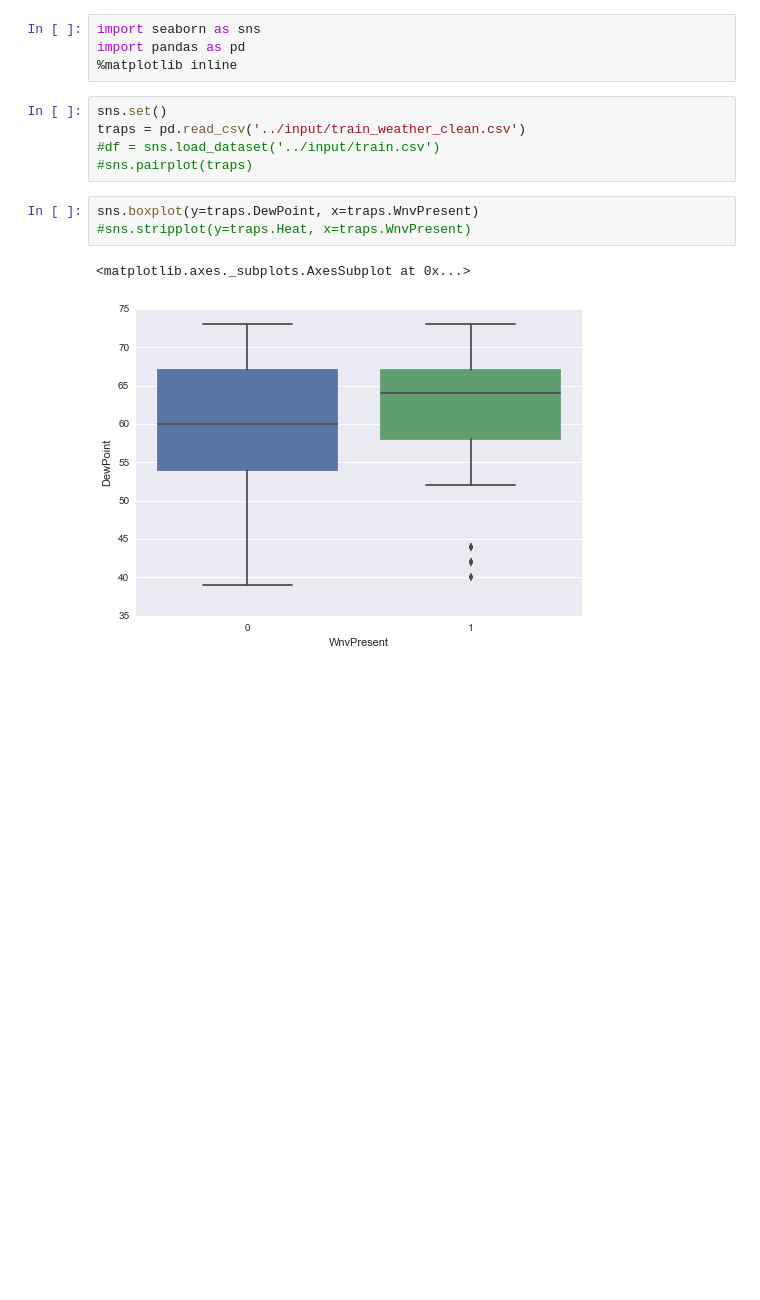
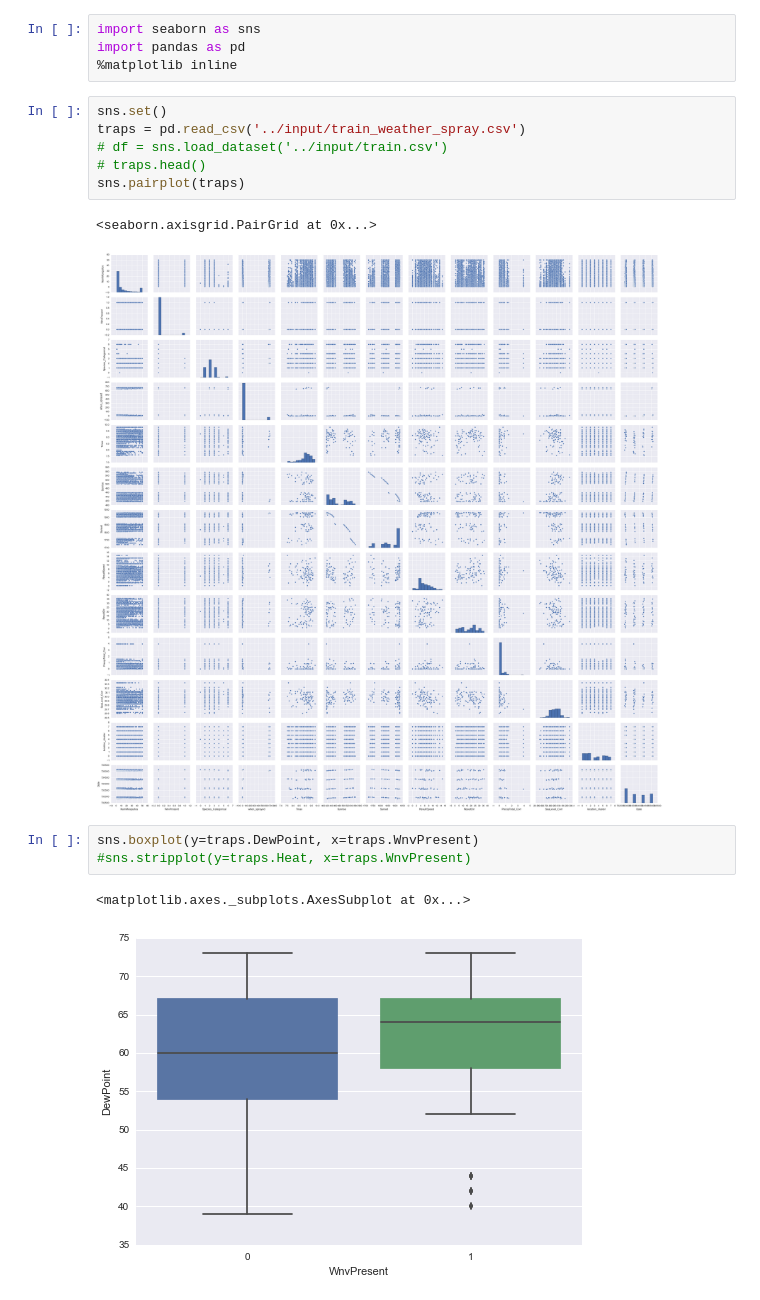
Before and after one commit to Prnbs/SlideRule, a Jupyter notebook: capstone/west_nile/src/Scatterplots.ipynb, the cells around one changed output. Saved outputs shown, nothing was run; the diff lists cells and outputs as text; blank space fills up the shorter version.

Commit message:
Merged all plots

```diff
--- a/capstone/west_nile/src/Scatterplots.ipynb
+++ b/capstone/west_nile/src/Scatterplots.ipynb
@@ -4,9 +4,13 @@ import pandas as pd
 %matplotlib inline
 # %%
 sns.set()
-traps = pd.read_csv('../input/train_weather_clean.csv')
-#df = sns.load_dataset('../input/train.csv')
-#sns.pairplot(traps)
+traps = pd.read_csv('../input/train_weather_spray.csv')
+# df = sns.load_dataset('../input/train.csv')
+# traps.head()
+sns.pairplot(traps)
+# %% [output]
+<seaborn.axisgrid.PairGrid at 0x...>
+[figure, added]
 # %%
 sns.boxplot(y=traps.DewPoint, x=traps.WnvPresent)
 #sns.stripplot(y=traps.Heat, x=traps.WnvPresent)
```
Also changed, not shown: parts of 2 cells of this notebook, 5 other files.
